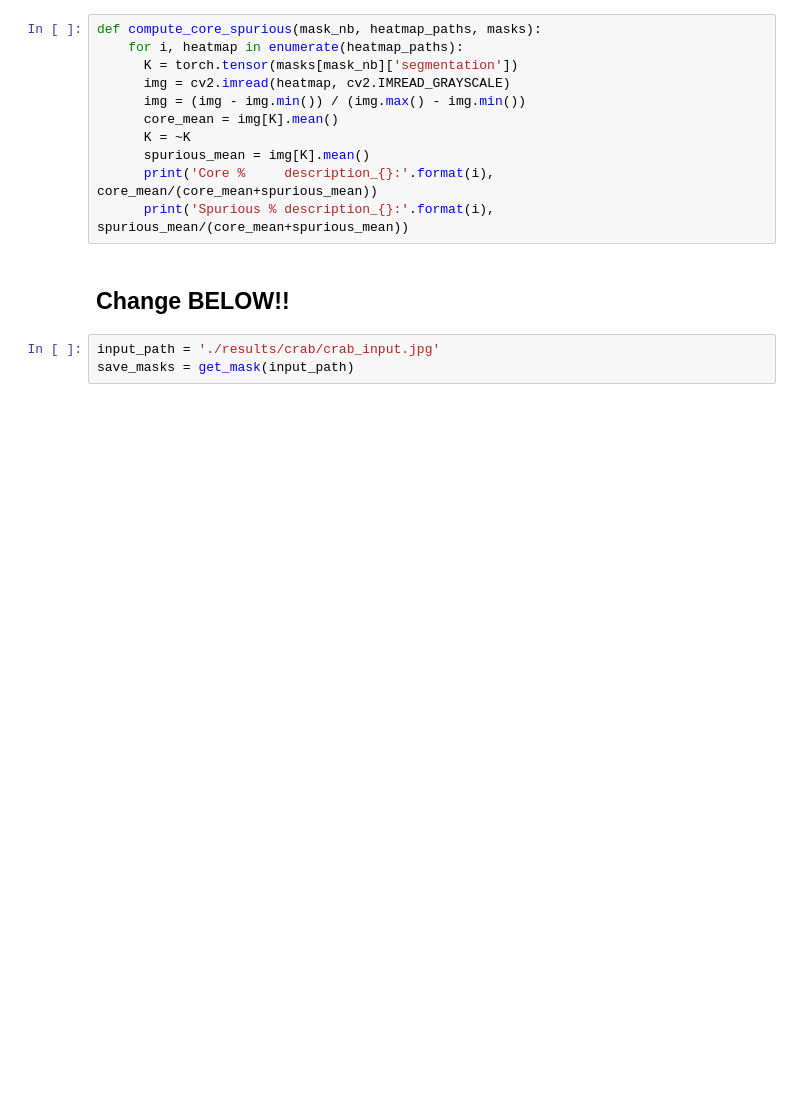
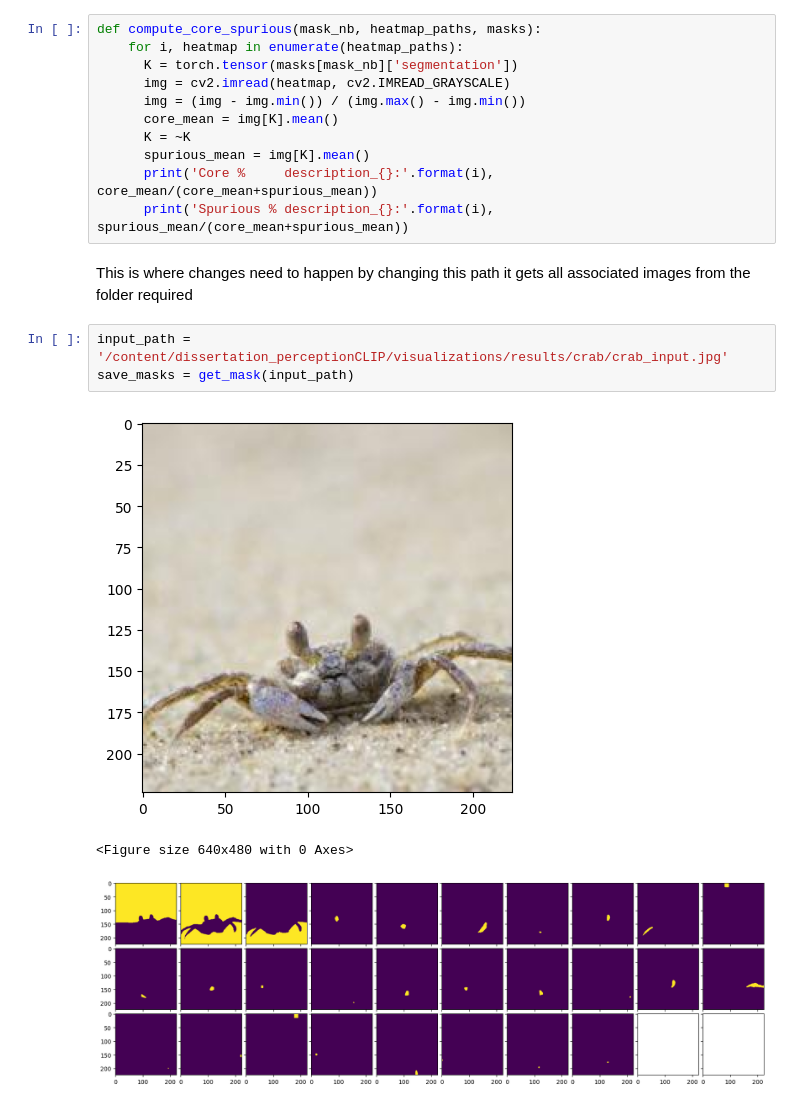
Before and after one commit to LeoGaunt/dissertation_perceptionCLIP, a Jupyter notebook: visualizations/diss_analyse.ipynb, the cells around one changed output. Cells and saved outputs as stored; diff of their text form; blank space fills up the shorter version.

Commit message:
Updated analyse with crab working

```diff
--- a/visualizations/diss_analyse.ipynb
+++ b/visualizations/diss_analyse.ipynb
@@ -70,11 +88,15 @@ def compute_core_spurious(mask_nb, heatmap_paths, masks):
       spurious_mean = img[K].mean()
       print('Core %     description_{}:'.format(i), core_mean/(core_mean+spurious_mean))
       print('Spurious % description_{}:'.format(i), spurious_mean/(core_mean+spurious_mean))
-# %% [markdown]
-## Change BELOW!!
+# %% [markdown]
+This is where changes need to happen by changing this path it gets all associated images from the folder required
 # %%
-input_path = './results/crab/crab_input.jpg'
+input_path = '/content/dissertation_perceptionCLIP/visualizations/results/crab/crab_input.jpg'
 save_masks = get_mask(input_path)
+# %% [output]
+[figure, added]
+<Figure size 640x480 with 0 Axes>
+[figure, added]
 # %%
 mask_nb = 0
 total_gradcams = 2
```
Also changed, not shown: parts of 2 cells of this notebook.
